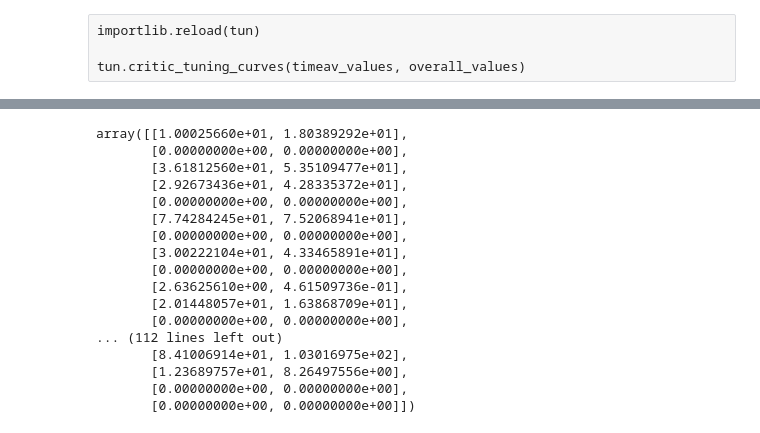
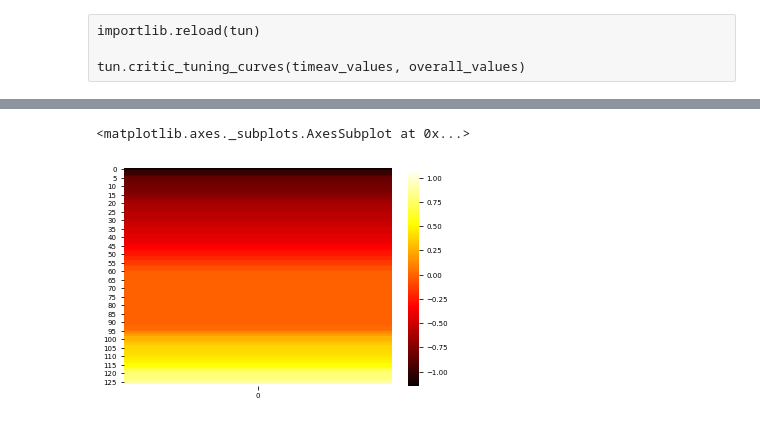
Before and after one commit to MartiniMarittimo/Relevant_neurons_analysis, a Jupyter notebook: relevant_neurons_analysis.ipynb, the cells around one changed output, grey strips where cells are left out. Drawn from its saved outputs; the diff is of its cells as text; code cells hidden in the pictures.

```diff
--- a/relevant_neurons_analysis.ipynb
+++ b/relevant_neurons_analysis.ipynb
@@ -145,23 +336,14 @@ with open('neurons_population.json', 'r') as json_file:
 averages = np.array(data["averages"])
 stds = np.array(data["stds"])
 dcs = np.array(data["dcs"])
+dcs = np.sort(dcs)
+print(dcs.shape)
+z = np.zeros((1,128))
+print(z.shape)
+z[0, :]=dcs
+print(z)
-# %%
-averages
-# %% [output]
-array([[1.00025660e+01, 1.80389292e+01],
-       [0.00000000e+00, 0.00000000e+00],
-       [3.61812560e+01, 5.35109477e+01],
-       [2.92673436e+01, 4.28335372e+01],
-       [0.00000000e+00, 0.00000000e+00],
-       [7.74284245e+01, 7.52068941e+01],
-       [0.00000000e+00, 0.00000000e+00],
-       [3.00222104e+01, 4.33465891e+01],
-       [0.00000000e+00, 0.00000000e+00],
-       [2.63625610e+00, 4.61509736e-01],
-       [2.01448057e+01, 1.63868709e+01],
-       [0.00000000e+00, 0.00000000e+00],
-... (112 lines left out)
-       [8.41006914e+01, 1.03016975e+02],
-       [1.23689757e+01, 8.26497556e+00],
-       [0.00000000e+00, 0.00000000e+00],
-       [0.00000000e+00, 0.00000000e+00]])
+# %%
+sbn.heatmap(z.T, cmap="hot")
+# %% [output]
+<matplotlib.axes._subplots.AxesSubplot at 0x...>
+[figure, added]
```
Also changed, not shown: parts of 14 cells of this notebook, 6 other files.
